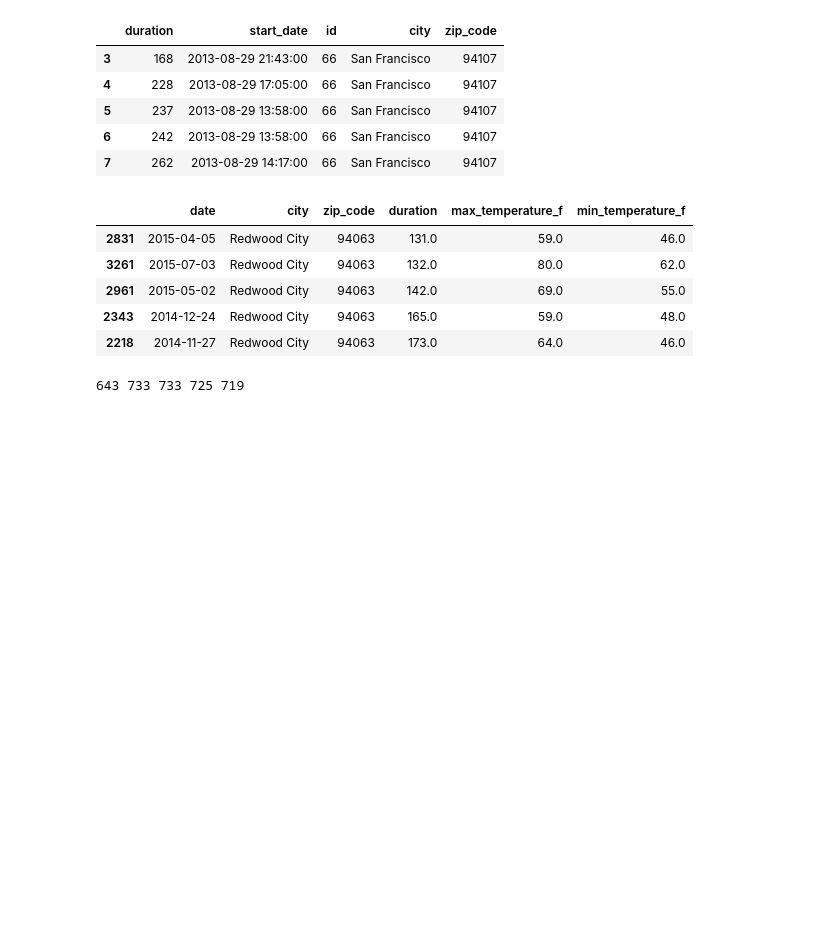
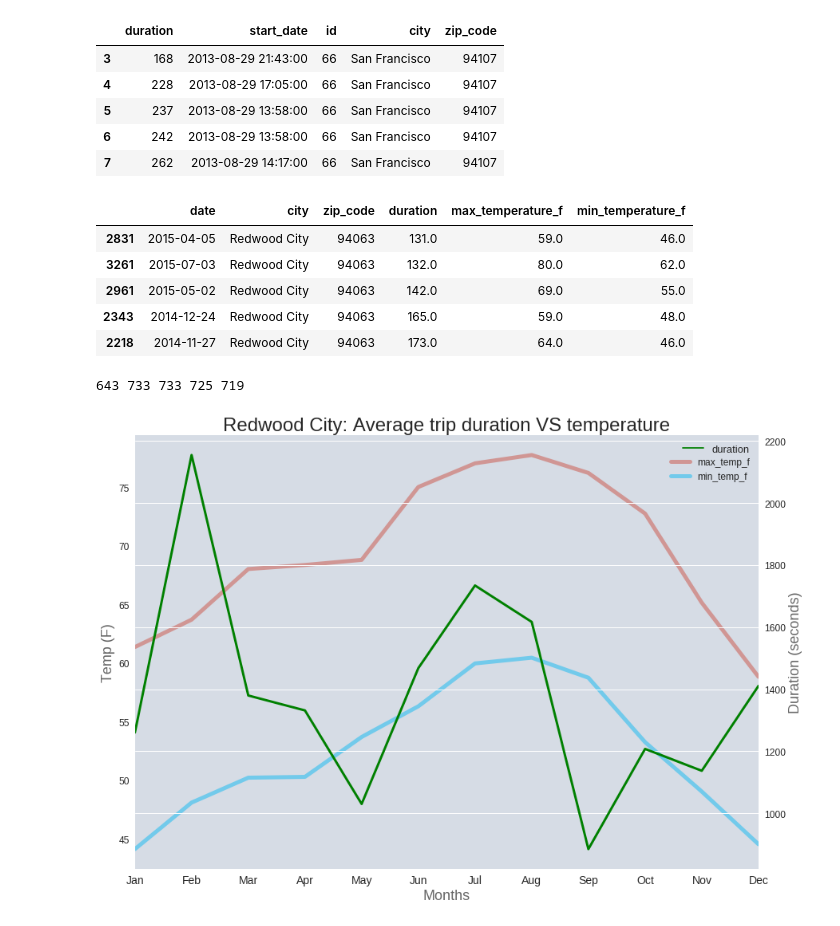
Before and after one commit to fpenovi/SFbikeTravelDuration, a Jupyter notebook: notebooks/02 - Temperature_VS_TripDuration.ipynb, the cells around one changed output. Drawn from its saved outputs; the diff is of its cells as text; code cells hidden in the pictures; blank space fills up the shorter version.

Commit message:
Agrego plots por ciudades separados fixes #2

```diff
--- a/notebooks/02 - Temperature_VS_TripDuration.ipynb
+++ b/notebooks/02 - Temperature_VS_TripDuration.ipynb
@@ -154,3 +154,44 @@ dfPaloAlto = makeNewDataFrameWithCity(dfTrip_N_Weather, 'Palo Alto')
 print len(dfRedwood), len(dfSanFrancisco), len(dfSanJose), len(dfMountainView), len(dfPaloAlto)
 # %% [output]
 643 733 733 725 719
+# %%
+#Redwood
+dfRedwood.date = dfRedwood.date.dt.month
+dfRedwood = dfRedwood[['date', 'duration', 'max_temp_f', 'min_temp_f']]
+ax = dfRedwood.groupby(by=['date'])\
+              .agg('mean')\
+              .reset_index()\
+              .plot(kind='line',\
+                    x='date',\
+                    secondary_y='duration',\
+                    figsize=(14,10),\
+                    color=['g', '#cc5245', '#10b9f2'])
+
+for line in ax.get_lines() :
+    line.set_linewidth(5)
+    line.set_antialiased(True)
+    line.set_alpha(0.5)
+
+ax.legend(fontsize=12, bbox_to_anchor=(1, 0.968))
+ax.right_ax.legend(fontsize=13)
+ax.right_ax.get_lines()[0].set_linewidth(3)
+ax.right_ax.set_ylabel("Duration (seconds)", fontsize=18, alpha=0.7)
+
+for yticklabel in ax.right_ax.get_yticklabels() :
+    yticklabel.set_size(12)
+
+ax.set_xticks(range(1,13))
+ax.set_xticklabels(['Jan', 'Feb', 'Mar', 'Apr', 'May', 'Jun', 'Jul', 'Aug', 'Sep', 'Oct', 'Nov', 'Dec'], fontsize=14)
+ax.set_xlabel("Months", fontsize=18, alpha=0.7)
+ax.set_ylabel("Temp (F)", fontsize=18, alpha=0.7)
+
+for xticklabel in ax.get_yticklabels() :
+    xticklabel.set_size(12)
+
+ax.set_facecolor('#afbacc')
+ax.patch.set_alpha(0.5)
+
+plt.title('Redwood City: Average trip duration VS temperature', fontsize=24)
+plt.show()
+# %% [output]
+[figure, added]
```
Also changed, not shown: parts of 4 cells of this notebook.
